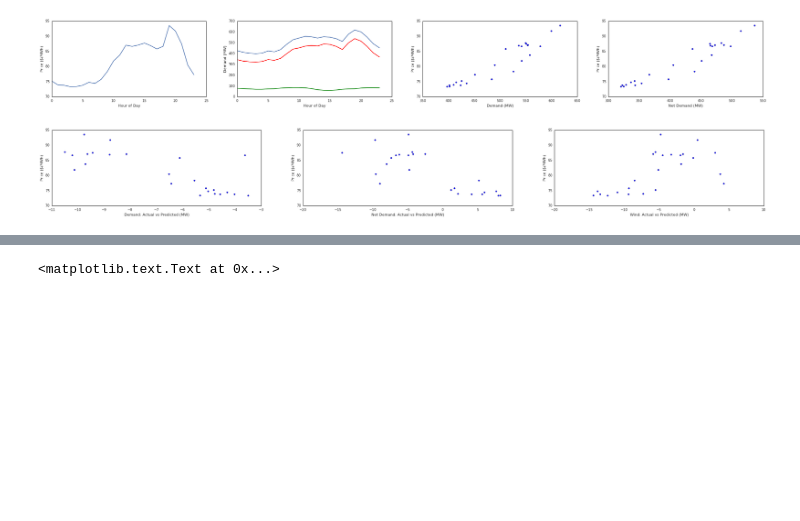
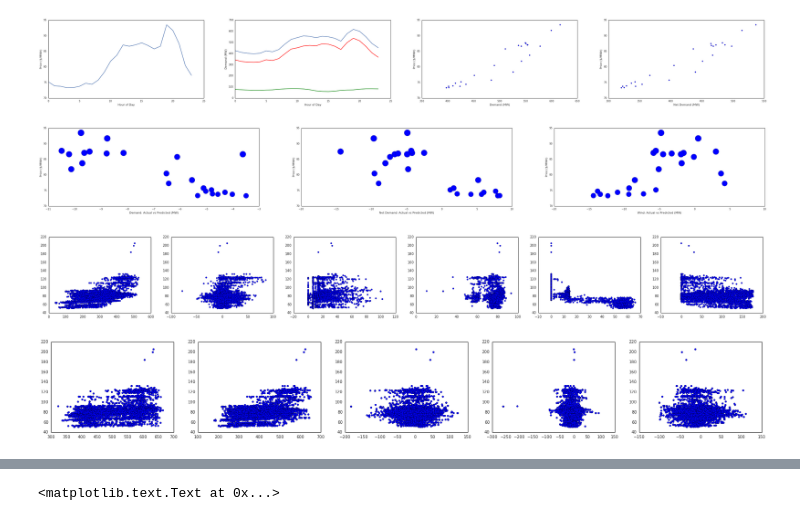
Before and after one commit to diegoleonbarido/flexbox-data-dump-analysis, a Jupyter notebook: ipynb/System_Level.ipynb, the cells around one changed output, grey strips where cells are left out. Drawn from its saved outputs; the diff is of its cells as text; code cells hidden in the pictures; blank space fills up the shorter version.

```diff
--- a/ipynb/System_Level.ipynb
+++ b/ipynb/System_Level.ipynb
@@ -727,21 +736,21 @@ plt.subplots_adjust(right=5)
 [figure]
 # %%
 plt.subplot(131)
-plt.scatter(prices_hour['demand_diff'],prices_hour['price'])
+plt.scatter(prices_hour['demand_diff'],prices_hour['price'],s=prices_hour['Demanda'])
 plt.ylabel('Price ($/MWh)')
 plt.xlabel('Demand: Actual vs Predicted (MW)')
 
 plt.subplot(132)
-plt.scatter(prices_hour['net_demand_diff'],prices_hour['price'])
+plt.scatter(prices_hour['net_demand_diff'],prices_hour['price'],s=prices_hour['Demanda'])
 plt.ylabel('Price ($/MWh)')
 plt.xlabel('Net Demand: Actual vs Predicted (MW)')
 
 plt.subplot(133)
-plt.scatter(prices_hour['wind_diff'],prices_hour['price'])
+plt.scatter(prices_hour['wind_diff'],prices_hour['price'],s=prices_hour['Demanda'])
 plt.ylabel('Price ($/MWh)')
 plt.xlabel('Wind: Actual vs Predicted (MW)')
 
 
 plt.subplots_adjust(right=5)
 # %% [output]
-[figure, old version]
+[figure, new version]
@@ -749,0 +757,38 @@ plt.subplots_adjust(right=5)
+# %%
+# Creating an hourly df to do plots
+
+bunker_fuel = ['PCG1','PCG2','PCG3','PCG4','PCG5','PCG6','PCG7','PCG8','PCG9','PHC1','PHC2','CEN','EEC20','EEC','TPC','PLB1','PLB2','PMG3','PMG4','PMG5','PCHN','PNI1','PNI2','GSR']
+interconnect = ['LNI-L9040','SND-L9090','AMY-L9030','TCPI-L9150']
+hydro = ['PCA1','PCA2','PCF1','PCF2','HPA1','HPA2']
+geothermal = ['PEN1 y 2','PEN3','PEN4','PMT1','PMT2','PMT3']
+biomass = ['MTR','NSL']
+wind = ['AMY1','AMY2','ABR','EOL','PBP']
+no_dispatch = ['AMY1','AMY2','ABR','EOL','PBP','HPA1','HPA2']
+agc = ['CEN','EEC','PCA1','PCA2','TPC']
+albanisa = ['PCG1','PCG2','PCG3','PCG4','PCG5','PCG6','PCG7','PCG8','PCG9','PHC1','PHC2']
+peak = ['PLB1','PLB2','PHC1','PHC2']
+
+resource_df = gen_prices_net[['hour','bunker','interconnect','hydro','geothermal','biomass','wind','net_demand_diff','demand_diff','wind_diff','Demanda','net_Demanda','price']]
+
+#Iterate through hours to observe the response
+hour_zero_resources = resource_df[(resource_df['hour'] == 4)]
+
+plt.subplot(161)
+plt.scatter(resource_df['bunker'],resource_df['price'])
+plt.subplot(162)
+plt.scatter(resource_df['interconnect'],resource_df['price'])
+plt.subplot(163)
+plt.scatter(resource_df['hydro'],resource_df['price'])
+plt.subplot(164)
+plt.scatter(resource_df['geothermal'],resource_df['price'])
+plt.subplot(165)
+plt.scatter(resource_df['biomass'],resource_df['price'])
+plt.subplot(166)
+plt.scatter(resource_df['wind'],resource_df['price'])
+
+plt.subplots_adjust(right=5)
+#sns.pairplot(hour_zero_resources)
+#np.isnan(hour_zero_resources)
+#hour_zero_resources
+# %% [output]
+[figure, added]
@@ -749,0 +798,20 @@ plt.subplots_adjust(right=5)
+# %%
+# Creating an hourly df to do plots
+
+#Iterate through hours to observe the response
+hour_zero_resources = resource_df[(resource_df['hour'] == 10)]
+
+plt.subplot(161)
+plt.scatter(resource_df['Demanda'],resource_df['price'])
+plt.subplot(162)
+plt.scatter(resource_df['net_Demanda'],resource_df['price'])
+plt.subplot(163)
+plt.scatter(resource_df['net_demand_diff'],resource_df['price'])
+plt.subplot(164)
+plt.scatter(resource_df['demand_diff'],resource_df['price'])
+plt.subplot(165)
+plt.scatter(resource_df['wind_diff'],resource_df['price'])
+
+plt.subplots_adjust(right=5)
+# %% [output]
+[figure, added]
```
Also changed, not shown: parts of 13 cells of this notebook.
